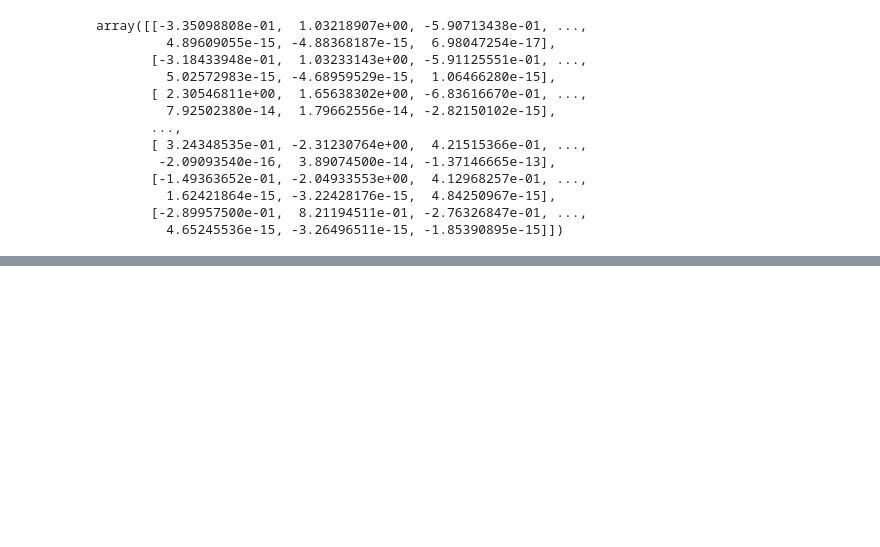
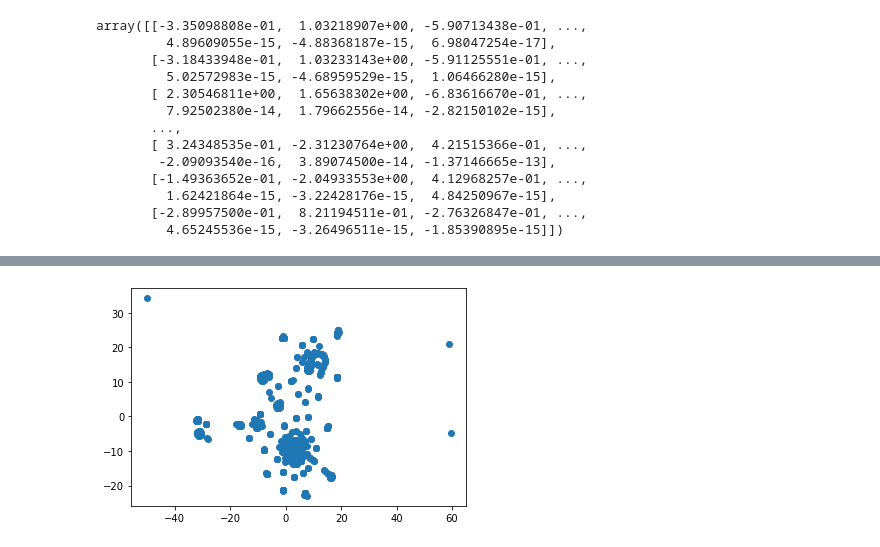
Before and after one commit to nhaile96/crypto-unsupervised, a Jupyter notebook: crypto_unsupervised.ipynb, the cells around one changed output, grey strips where cells are left out. Drawn from its saved outputs; the diff is of its cells as text; code cells hidden in the pictures; blank space fills up the shorter version.

```diff
--- a/crypto_unsupervised.ipynb
+++ b/crypto_unsupervised.ipynb
@@ -164,4 +164,5 @@ array([[-3.35098808e-01,  1.03218907e+00, -5.90713438e-01, ...,
 # %%
 # further reduce the dataset dimensions with t-SNE
 tsne= TSNE(learning_rate = 35)
-tsne_f= tsne.fit_
+tsne_array= tsne.fit_transform(crypto_pca)
+tsne_array
@@ -167,0 +177,8 @@ tsne_f= tsne.fit_
+# %%
+x=tsne_array[:,0]
+y=tsne_array[:,1]
+# %%
+plt.scatter(x,y)
+plt.show()
+# %% [output]
+[figure, added]
```
Also changed, not shown: parts of 2 cells of this notebook.
